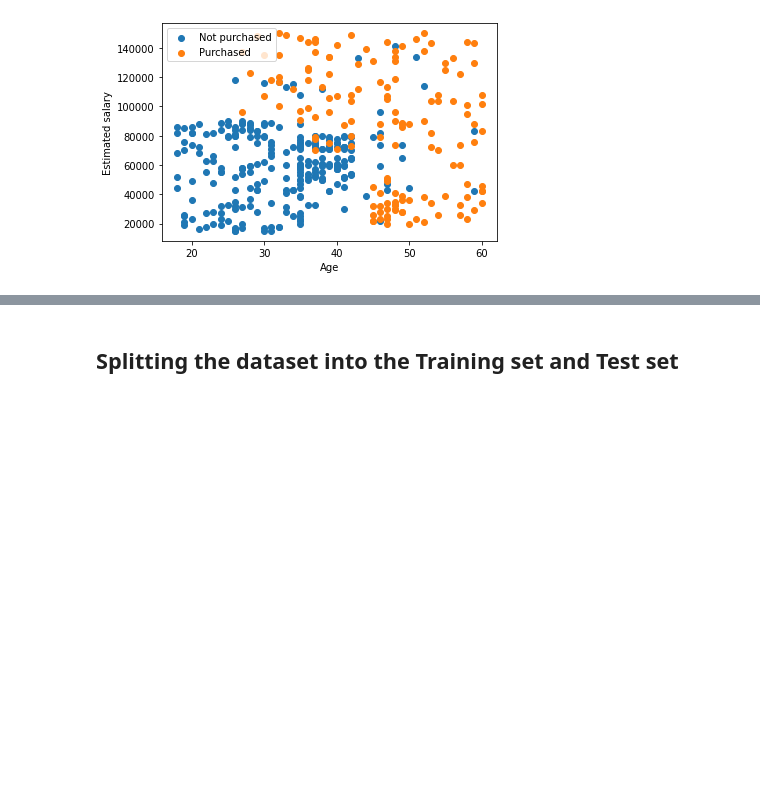
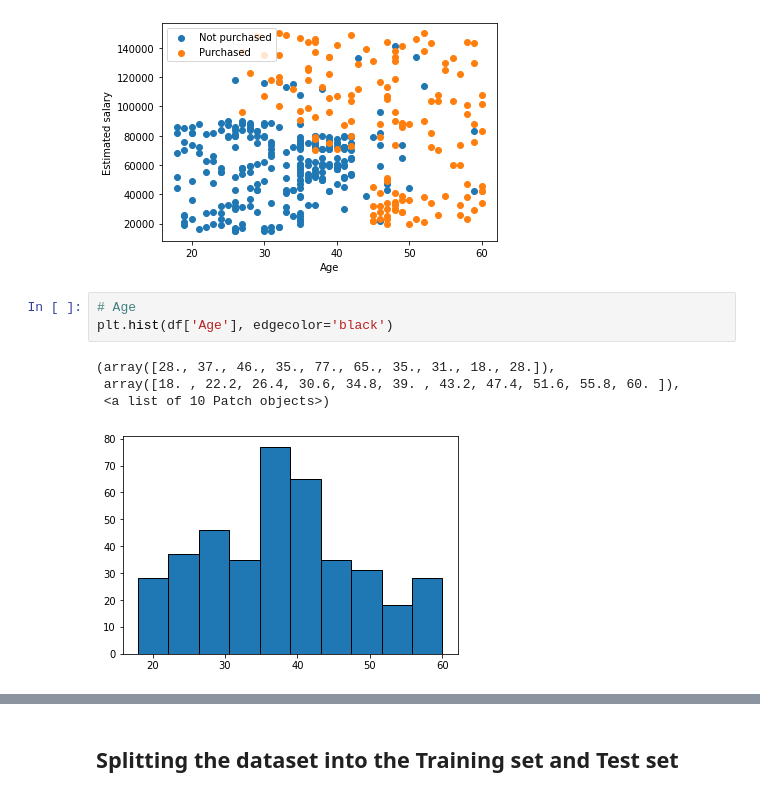
Before and after one commit to MarcoCalbucci/DataAnalytics, a Jupyter notebook: PredictiveModeling/Classification/Examples/SocialNetworkAds_LogisticRegression/social_network_ads.ipynb, the cells around one changed output, grey strips where cells are left out. Cells and saved outputs as stored; diff of their text form; blank space fills up the shorter version.

Commit message:
SocialNetworkAds_LogisticRegression/social_network_ads.ipynb: aggiunti plot

```diff
--- a/PredictiveModeling/Classification/Examples/SocialNetworkAds_LogisticRegression/social_network_ads.ipynb
+++ b/PredictiveModeling/Classification/Examples/SocialNetworkAds_LogisticRegression/social_network_ads.ipynb
@@ -42,3 +42,11 @@ plt.legend()
 plt.show()
 # %% [output]
 [figure]
+# %%
+# Age
+plt.hist(df['Age'], edgecolor='black')
+# %% [output]
+(array([28., 37., 46., 35., 77., 65., 35., 31., 18., 28.]),
+ array([18. , 22.2, 26.4, 30.6, 34.8, 39. , 43.2, 47.4, 51.6, 55.8, 60. ]),
+ <a list of 10 Patch objects>)
+[figure, added]
```
Also changed, not shown: parts of 12 cells of this notebook.
